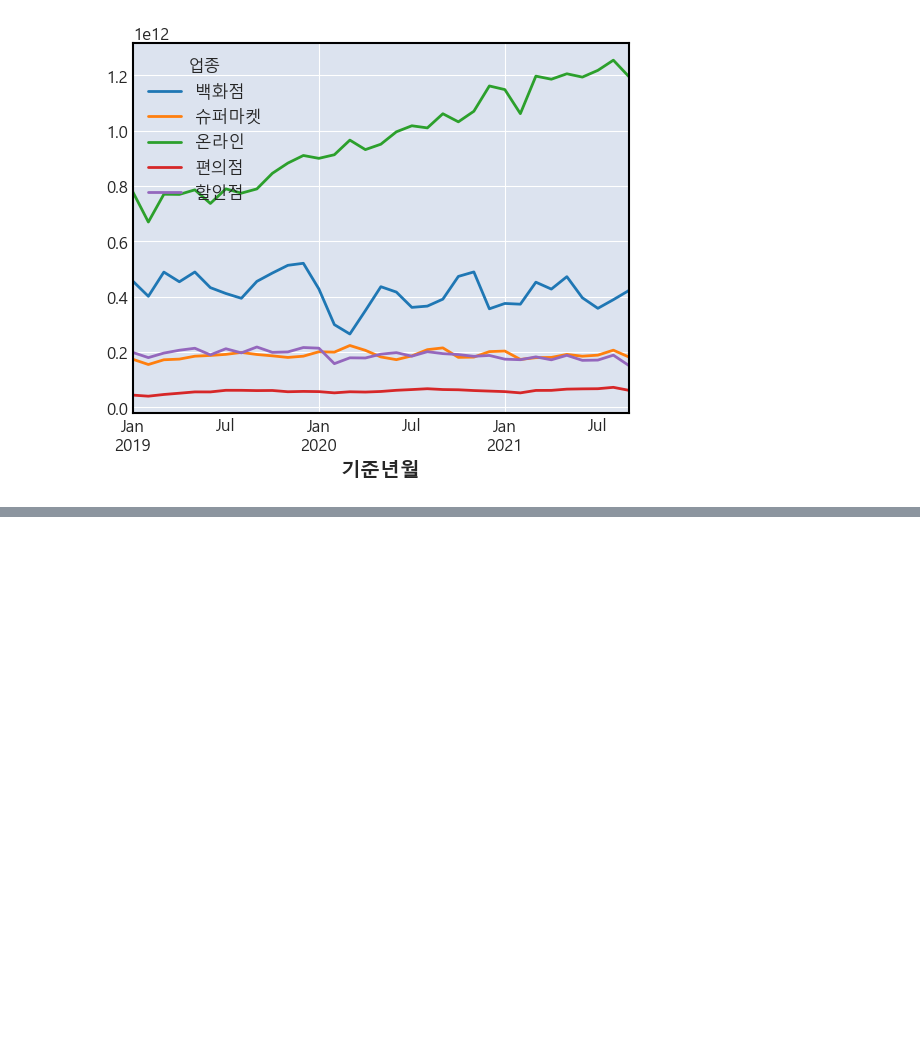
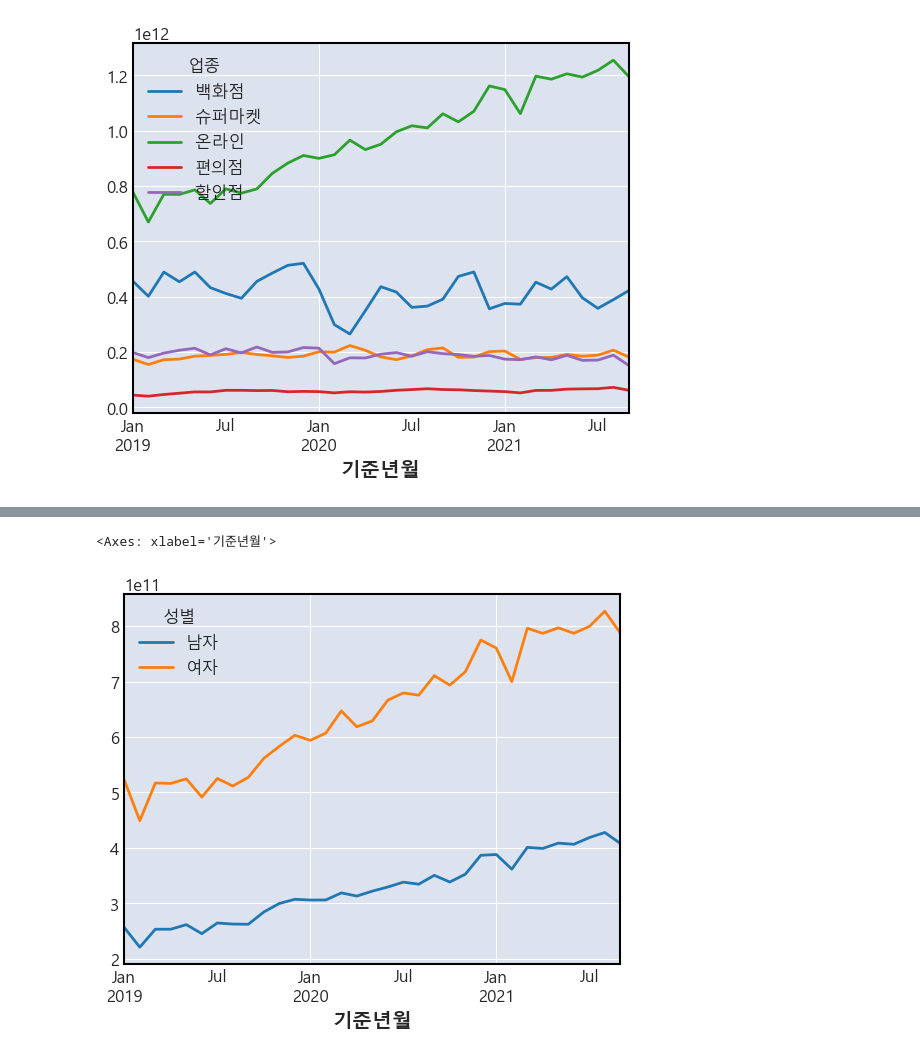
Before and after one commit to Meermeer/test, a Jupyter notebook: 230425/03_matplotlib.ipynb, the cells around one changed output, grey strips where cells are left out. Cells and saved outputs as stored; diff of their text form; code cells hidden in the pictures; blank space fills up the shorter version.

```diff
--- a/230425/03_matplotlib.ipynb
+++ b/230425/03_matplotlib.ipynb
@@ -319,0 +370,5 @@ group_data.unstack().plot()
+# %%
+data.loc[data['성별'] == 1, '성별'] = '남자'
+data.loc[data['성별'] == 2, '성별'] = '여자'
+# %%
+online = data.loc[data['업종'] == '온라인']
@@ -319,0 +392,14 @@ group_data.unstack().plot()
+# %%
+pivot_online = pd.pivot_table(
+    online,
+    index = online.index,
+    columns = '성별',
+    values = '총이용금액',
+    aggfunc = 'sum'
+)
+
+pivot_online.plot()
+#plt.ticklabel_format(axis='y', style='plain')
+# %% [output]
+<Axes: xlabel='기준년월'>
+[figure, added]
```
Also changed, not shown: parts of 14 cells of this notebook, 4 other files.
